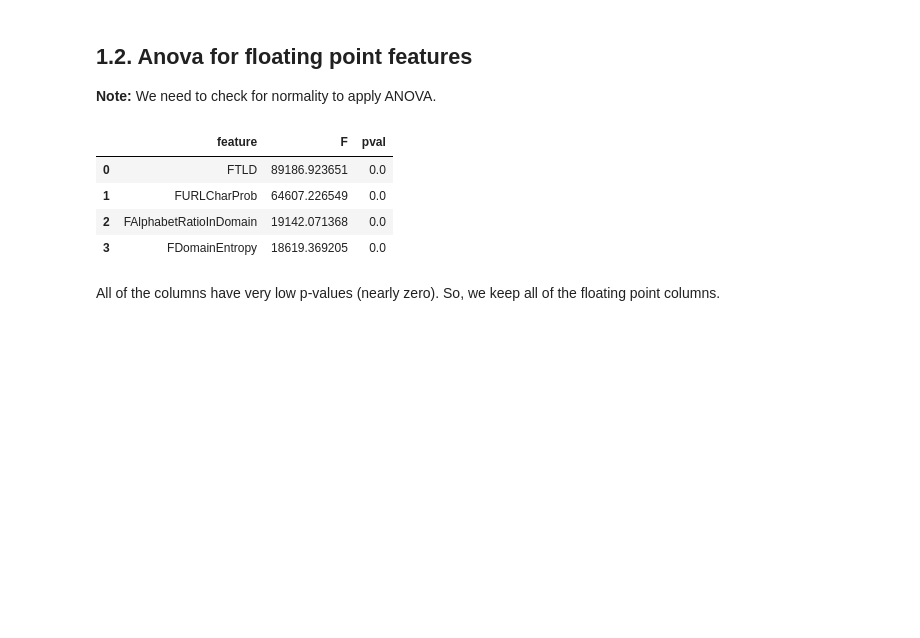
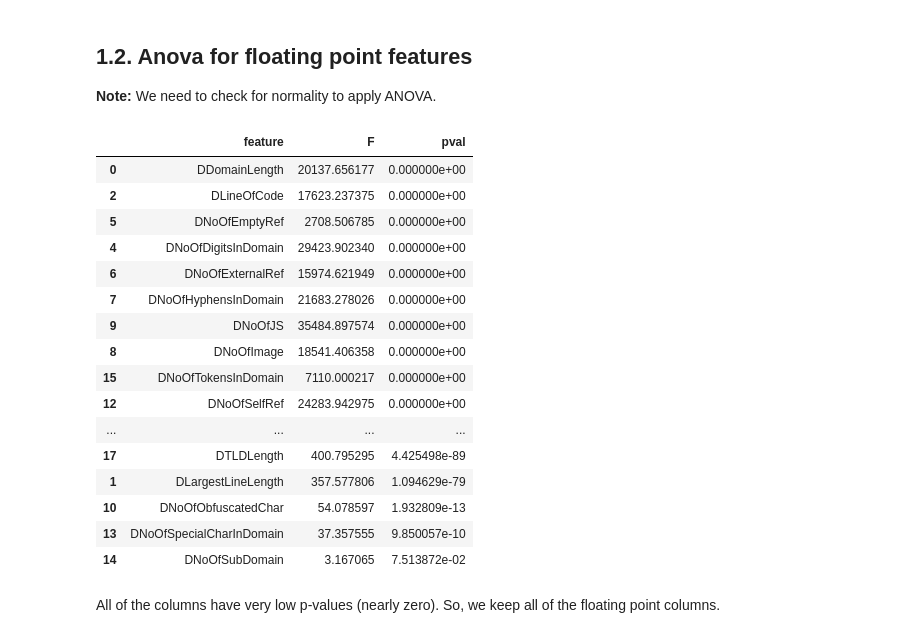
Before and after one commit to BugraAKKUS/Phishing-URL--Website--Detection, a Jupyter notebook: feature-selection.ipynb, the cells around one changed output. Cells and saved outputs as stored; diff of their text form; code cells hidden in the pictures; blank space fills up the shorter version.

```diff
--- a/feature-selection.ipynb
+++ b/feature-selection.ipynb
@@ -83,21 +167,35 @@ Based on the results of MI regression, the most important binary features are
 # %%
 from sklearn.feature_selection import f_classif
 
-F, pvals = f_classif(X[float_columns], y.values)
+numeric_columns = np.union1d(float_columns, discrete_columns)
+
+F, pvals = f_classif(X[numeric_columns], y.values)
 
 pd.DataFrame(
     {
-        "feature": float_columns,
+        "feature": numeric_columns,
         "F": F,
         "pval": pvals,
     }
 ).sort_values("pval")
 # %% [output]
 |  | feature | F | pval |
-| 0 | FTLD | 89186.923651 | 0.0 |
-| 1 | FURLCharProb | 64607.226549 | 0.0 |
-| 2 | FAlphabetRatioInDomain | 19142.071368 | 0.0 |
-| 3 | FDomainEntropy | 18619.369205 | 0.0 |
+| 0 | DDomainLength | 20137.656177 | 0.000000e+00 |
+| 2 | DLineOfCode | 17623.237375 | 0.000000e+00 |
+| 5 | DNoOfEmptyRef | 2708.506785 | 0.000000e+00 |
+| 4 | DNoOfDigitsInDomain | 29423.902340 | 0.000000e+00 |
+| 6 | DNoOfExternalRef | 15974.621949 | 0.000000e+00 |
+| 7 | DNoOfHyphensInDomain | 21683.278026 | 0.000000e+00 |
+| 9 | DNoOfJS | 35484.897574 | 0.000000e+00 |
+| 8 | DNoOfImage | 18541.406358 | 0.000000e+00 |
+| 15 | DNoOfTokensInDomain | 7110.000217 | 0.000000e+00 |
+| 12 | DNoOfSelfRef | 24283.942975 | 0.000000e+00 |
+| ... | ... | ... | ... |
+| 17 | DTLDLength | 400.795295 | 4.425498e-89 |
+| 1 | DLargestLineLength | 357.577806 | 1.094629e-79 |
+| 10 | DNoOfObfuscatedChar | 54.078597 | 1.932809e-13 |
+| 13 | DNoOfSpecialCharInDomain | 37.357555 | 9.850057e-10 |
+| 14 | DNoOfSubDomain | 3.167065 | 7.513872e-02 |
 # %% [markdown]
 All of the columns have very low p-values (nearly zero). So, we keep all of the floating point columns.
 # %% [markdown]
```
Also changed, not shown: parts of 31 cells of this notebook.
